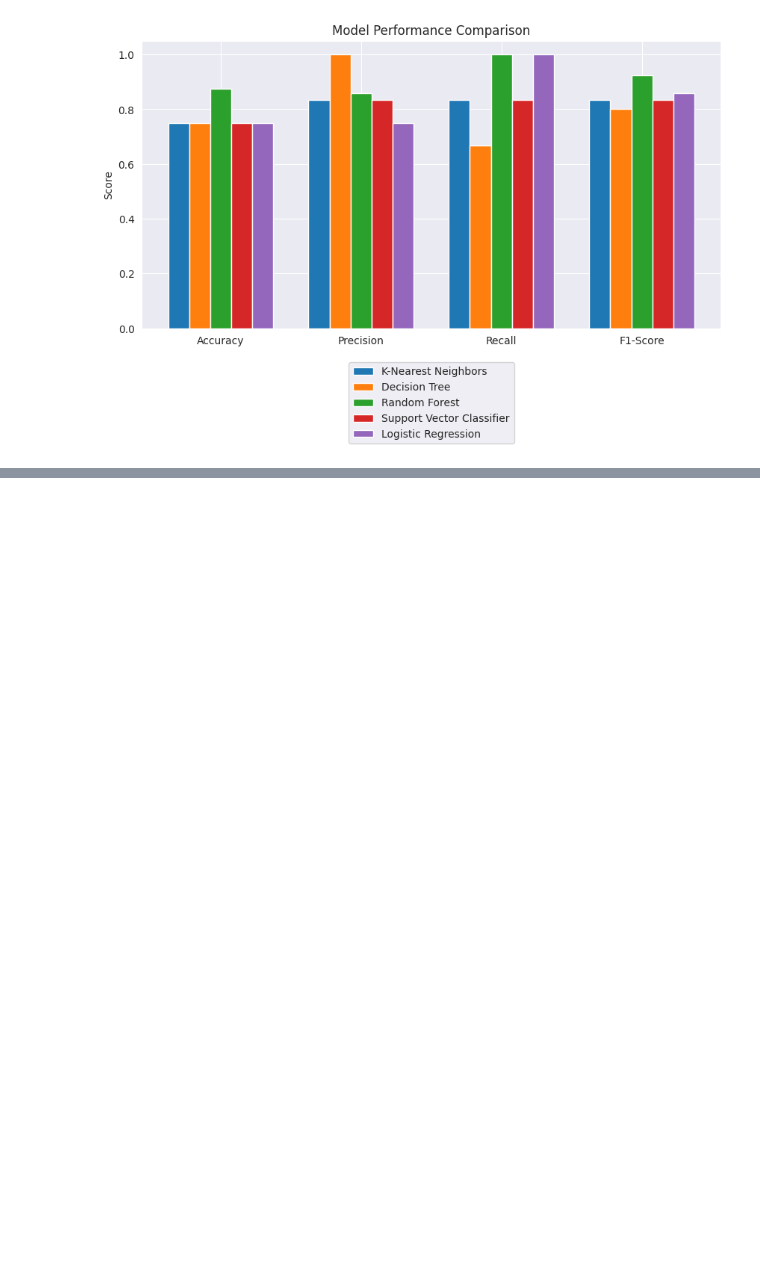
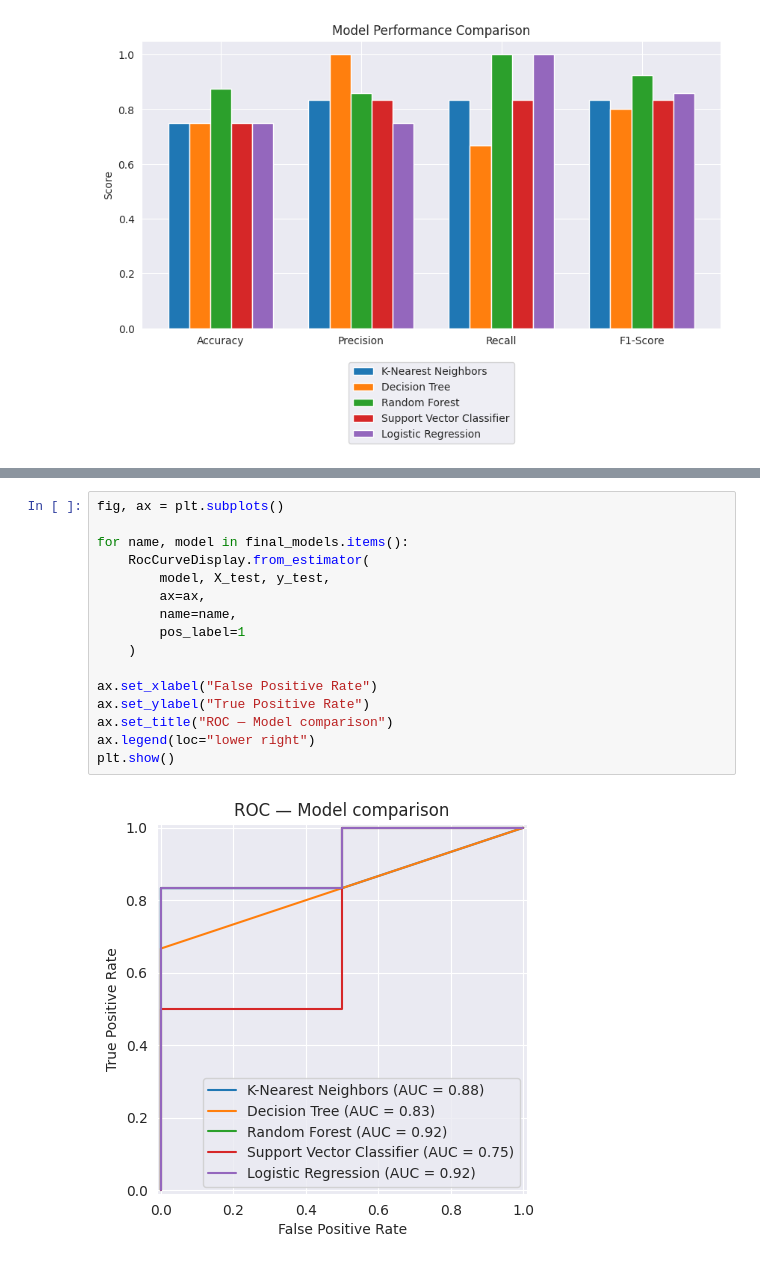
Before and after one commit to Vyien/AI_MED_Recruitment, a Jupyter notebook: Task/cardiomegaly.ipynb, the cells around one changed output, grey strips where cells are left out. Drawn from its saved outputs; the diff is of its cells as text; blank space fills up the shorter version.

Commit message:
Add ROC curve comparison for all models

```diff
--- a/Task/cardiomegaly.ipynb
+++ b/Task/cardiomegaly.ipynb
@@ -526,0 +533,18 @@ plt.show()
+# %%
+fig, ax = plt.subplots()
+
+for name, model in final_models.items():
+    RocCurveDisplay.from_estimator(
+        model, X_test, y_test,
+        ax=ax,
+        name=name,
+        pos_label=1
+    )
+
+ax.set_xlabel("False Positive Rate")
+ax.set_ylabel("True Positive Rate")
+ax.set_title("ROC — Model comparison")
+ax.legend(loc="lower right")
+plt.show()
+# %% [output]
+[figure, added]
```
Also changed, not shown: parts of 3 cells of this notebook.
